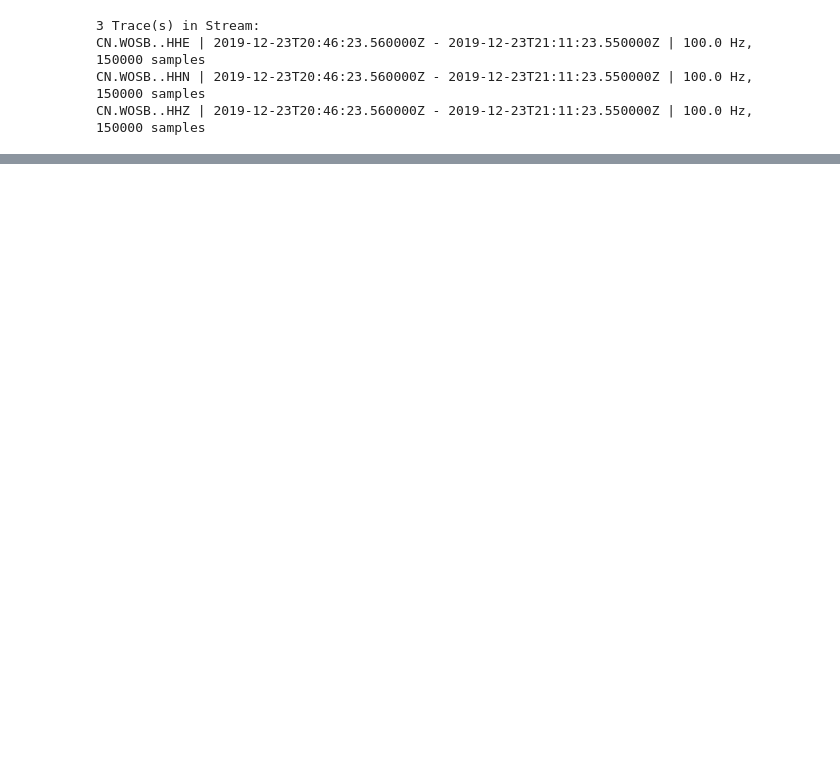
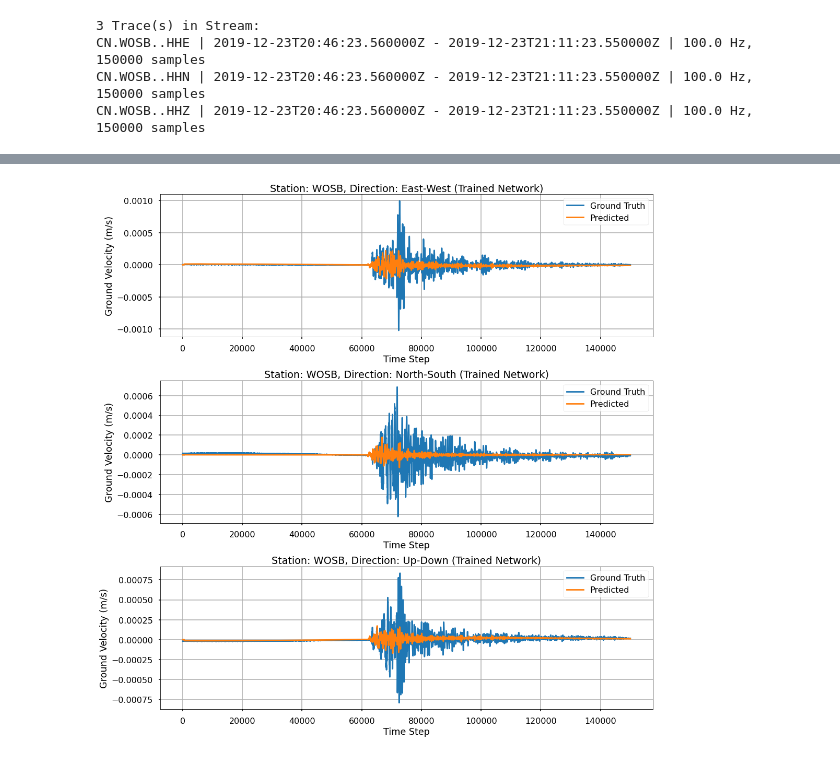
Before and after one commit to avzero07/eew-spatio-temporal, a Jupyter notebook: scratch/scratch-eq-nn.ipynb, the cells around one changed output, grey strips where cells are left out. Saved outputs shown, nothing was run; the diff lists cells and outputs as text; code cells hidden in the pictures; blank space fills up the shorter version.

```diff
--- a/scratch/scratch-eq-nn.ipynb
+++ b/scratch/scratch-eq-nn.ipynb
@@ -241,0 +274,2 @@ plt.show()
+# %%
+writer.add_figure('2. Untrained Model Prediction at WOSB',fig_inference_trained,global_step=0)
@@ -241,0 +278,26 @@ plt.show()
+# %%
+# Train Loop
+for e in tqdm(range(num_epoch)):
+    net.train()
+    run_loss_train = torch.zeros(1)
+    run_loss_test = torch.zeros(1)
+    for i,batch in tqdm(enumerate(train_loader)):
+        net.zero_grad()
+        x = batch[0]
+        y = batch[1]
+        # Forward Pass
+        op = net(x)
+        if e==0 and i==0:
+            writer.add_graph(net,x)
+        # Loss
+        lx = loss1(op[0],y[:,:,0])
+        ly = loss1(op[1],y[:,:,1])
+        lz = loss1(op[2],y[:,:,2])
+        tr_loss = lx+ly+lz
+        run_loss_train+=tr_loss.to('cpu')
+        tr_loss.backward()
+        optimizer.step()
+    writer.add_scalar('Train Loss',run_loss_train/(i+1),e)
+    # One Test Loop
+    t_loss = run_inference(net,test_loader)
+    writer.add_scalar('Test Loss',t_loss.to('cpu')/(i+1),e)
@@ -241,0 +321,3 @@ plt.show()
+# %%
+new_pred,tst_loss = run_inference(net,test_loader,gen_prediction=True)
+print("Loss = {}".format(tst_loss))
@@ -241,0 +326,7 @@ plt.show()
+# %%
+inference_op = write_op_to_numpy_streams(new_pred,test_dataset.ip_dim,test_dataset.seq_length)
+# %%
+# Plot
+fig_inference_trained = gen_plots(inference_op,ev_2_test_y,sta_list[-1],comment='(Trained Network)')
+# %% [output]
+[figure, added]
```
Also changed, not shown: parts of 39 cells of this notebook, 3 other files.
